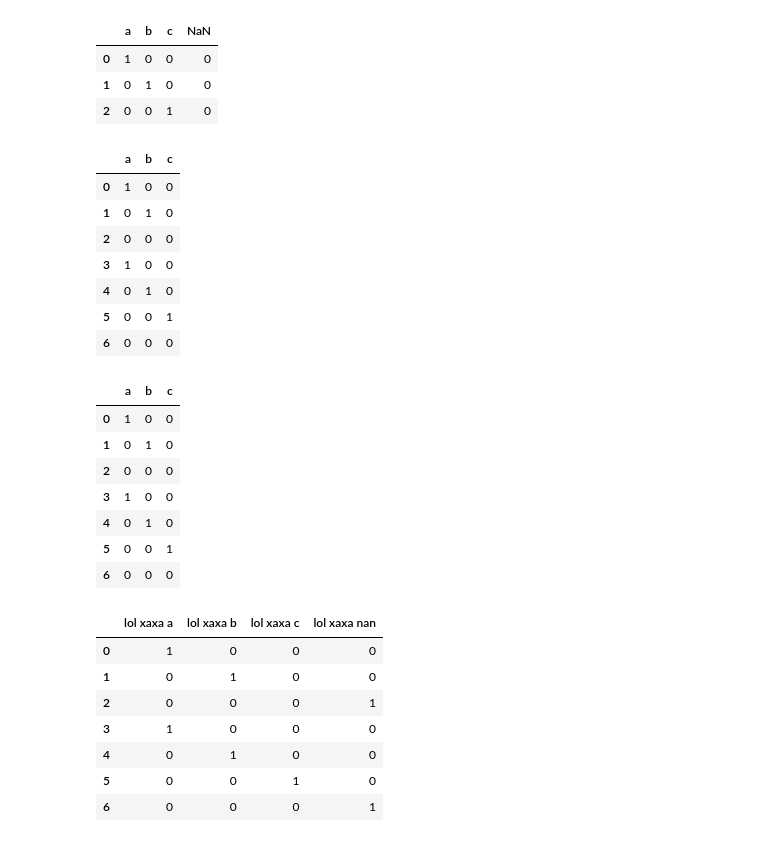
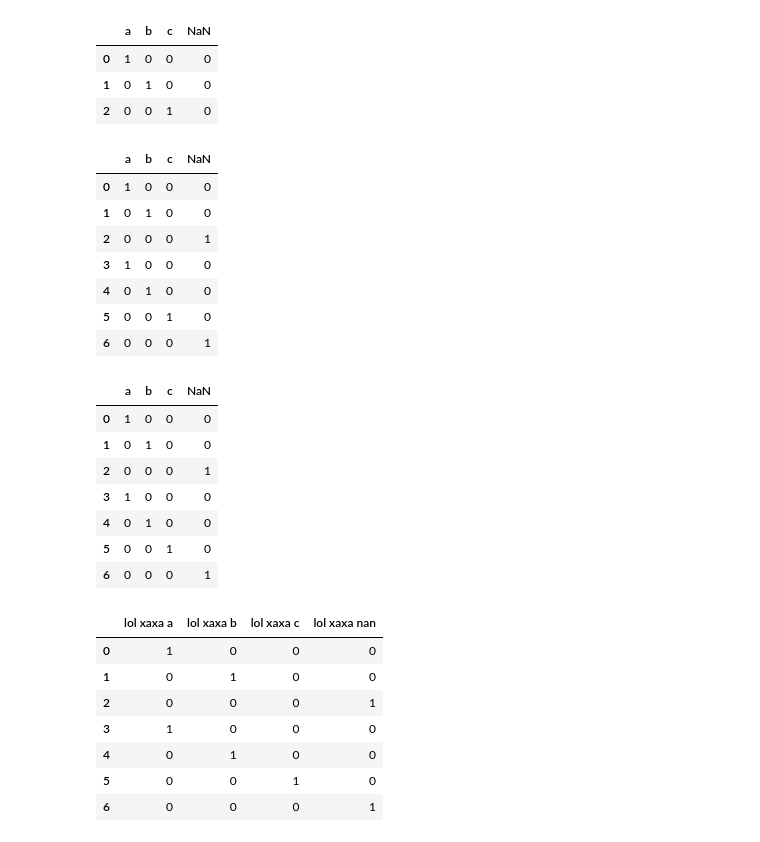
Before and after one commit to Pixelzzz99/get_dummies_implement, a Jupyter notebook: tests.ipynb, the cells around one changed output. Saved outputs shown, nothing was run; the diff lists cells and outputs as text; code cells hidden in the pictures.

```diff
--- a/tests.ipynb
+++ b/tests.ipynb
@@ -128,26 +128,26 @@ display(table_my, table_pandas)
 | 2 | 0 | 0 | 1 | 0 |
 # %%
 s1 = ['a', 'b', np.nan, 'a', 'b', 'c', np.nan]
-table_my = get_dummies(s1)
-table_pandas = pd.get_dummies(s1, sparse=True)
+table_my = get_dummies(s1, dummy_na=True)
+table_pandas = pd.get_dummies(s1, dummy_na=True)
 display(table_my, table_pandas)
 # %% [output]
-|  | a | b | c |
-| 0 | 1 | 0 | 0 |
-| 1 | 0 | 1 | 0 |
-| 2 | 0 | 0 | 0 |
-| 3 | 1 | 0 | 0 |
-| 4 | 0 | 1 | 0 |
-| 5 | 0 | 0 | 1 |
-| 6 | 0 | 0 | 0 |
+|  | a | b | c | NaN |
+| 0 | 1 | 0 | 0 | 0 |
+| 1 | 0 | 1 | 0 | 0 |
+| 2 | 0 | 0 | 0 | 1 |
+| 3 | 1 | 0 | 0 | 0 |
+| 4 | 0 | 1 | 0 | 0 |
+| 5 | 0 | 0 | 1 | 0 |
+| 6 | 0 | 0 | 0 | 1 |
-|  | a | b | c |
-| 0 | 1 | 0 | 0 |
-| 1 | 0 | 1 | 0 |
-| 2 | 0 | 0 | 0 |
-| 3 | 1 | 0 | 0 |
-| 4 | 0 | 1 | 0 |
-| 5 | 0 | 0 | 1 |
-| 6 | 0 | 0 | 0 |
+|  | a | b | c | NaN |
+| 0 | 1 | 0 | 0 | 0 |
+| 1 | 0 | 1 | 0 | 0 |
+| 2 | 0 | 0 | 0 | 1 |
+| 3 | 1 | 0 | 0 | 0 |
+| 4 | 0 | 1 | 0 | 0 |
+| 5 | 0 | 0 | 1 | 0 |
+| 6 | 0 | 0 | 0 | 1 |
 # %%
 s1 = ['a', 'b', np.nan, 'a', 'b', 'c', np.nan]
 table_my = get_dummies(s1, prefix='lol', prefix_sep=' xaxa ', dummy_na=True)
```
Also changed, not shown: parts of 12 cells of this notebook, 2 other files.
